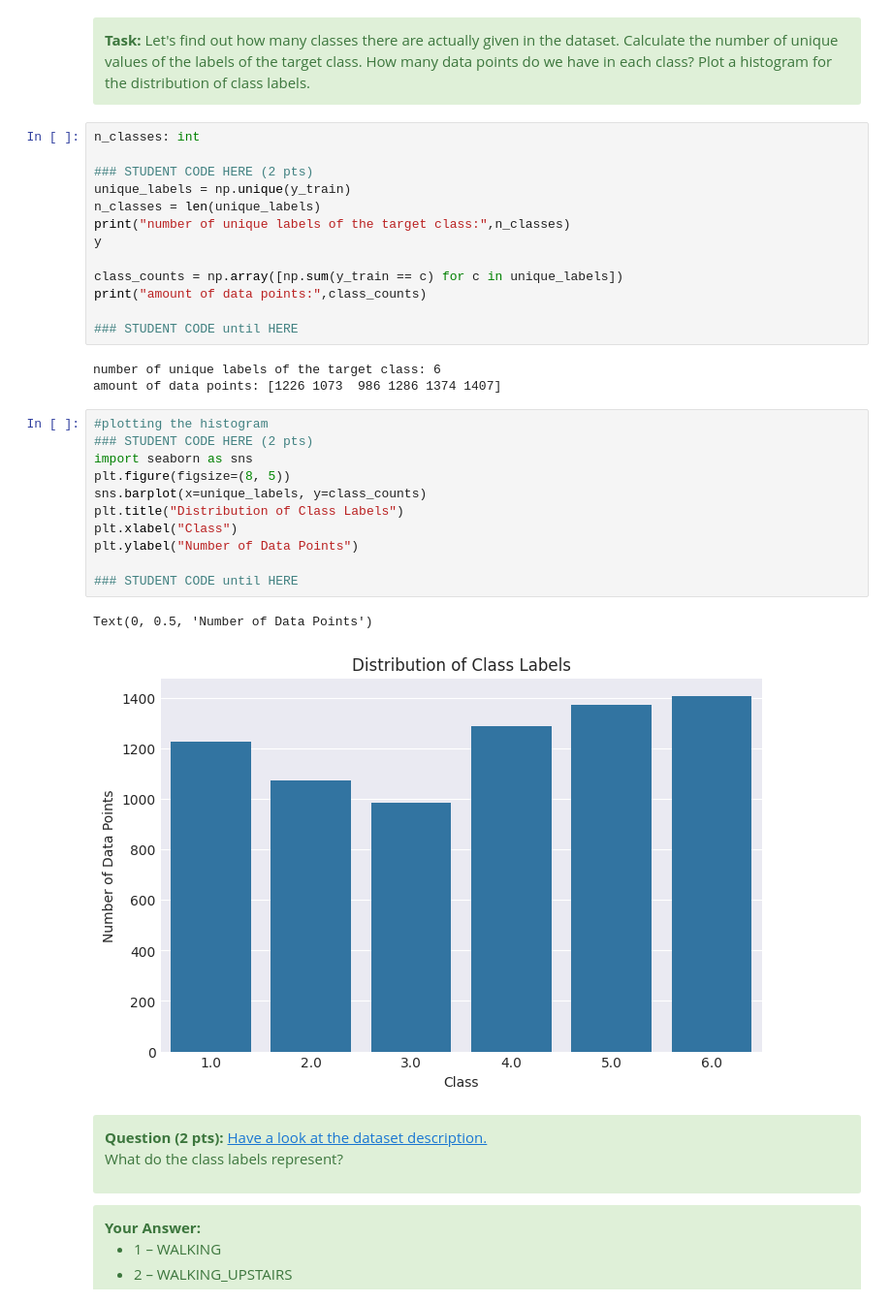
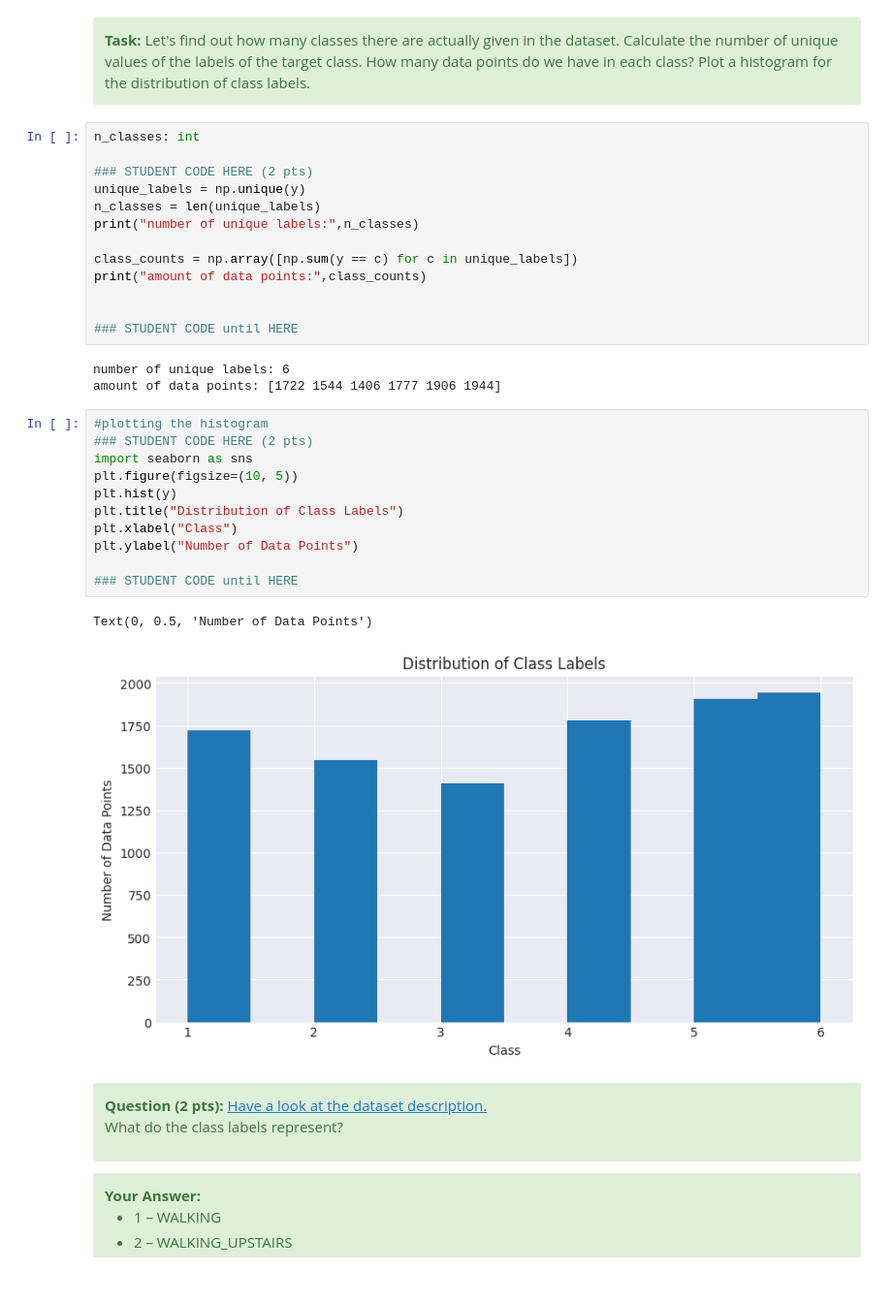
Before and after one commit to anton-seifert/LAMA, a Jupyter notebook: task-3-unsupervised-learning/3_pca_clustering.ipynb, the cells around one changed output. Shown at 97% size. Drawn from its saved outputs; the diff is of its cells as text.

```diff
--- a/task-3-unsupervised-learning/3_pca_clustering.ipynb
+++ b/task-3-unsupervised-learning/3_pca_clustering.ipynb
@@ -439,32 +443,32 @@ plt.show()
 n_classes: int
 
 ### STUDENT CODE HERE (2 pts)
-unique_labels = np.unique(y_train)
+unique_labels = np.unique(y)
 n_classes = len(unique_labels)
-print("number of unique labels of the target class:",n_classes)
-y
+print("number of unique labels:",n_classes)
 
-class_counts = np.array([np.sum(y_train == c) for c in unique_labels])
+class_counts = np.array([np.sum(y == c) for c in unique_labels])
 print("amount of data points:",class_counts)
 
+
 ### STUDENT CODE until HERE
 # %% [output]
-number of unique labels of the target class: 6
-amount of data points: [1226 1073  986 1286 1374 1407]
+number of unique labels: 6
+amount of data points: [1722 1544 1406 1777 1906 1944]
 # %%
 #plotting the histogram
 ### STUDENT CODE HERE (2 pts)
 import seaborn as sns
-plt.figure(figsize=(8, 5))
-sns.barplot(x=unique_labels, y=class_counts)
+plt.figure(figsize=(10, 5))
+plt.hist(y)
 plt.title("Distribution of Class Labels")
 plt.xlabel("Class")
 plt.ylabel("Number of Data Points")
 
 ### STUDENT CODE until HERE
 # %% [output]
 Text(0, 0.5, 'Number of Data Points')
-[figure, old version]
+[figure, new version]
 # %% [markdown]
 <div class="alert alert-block alert-success">
 <b>Question (2 pts):</b> <a href="https://archive.ics.uci.edu/ml/machine-learning-databases/00240/UCI%20HAR%20Dataset.names">Have a look at the dataset description.</a>
```
Also changed, not shown: parts of 19 cells of this notebook.
